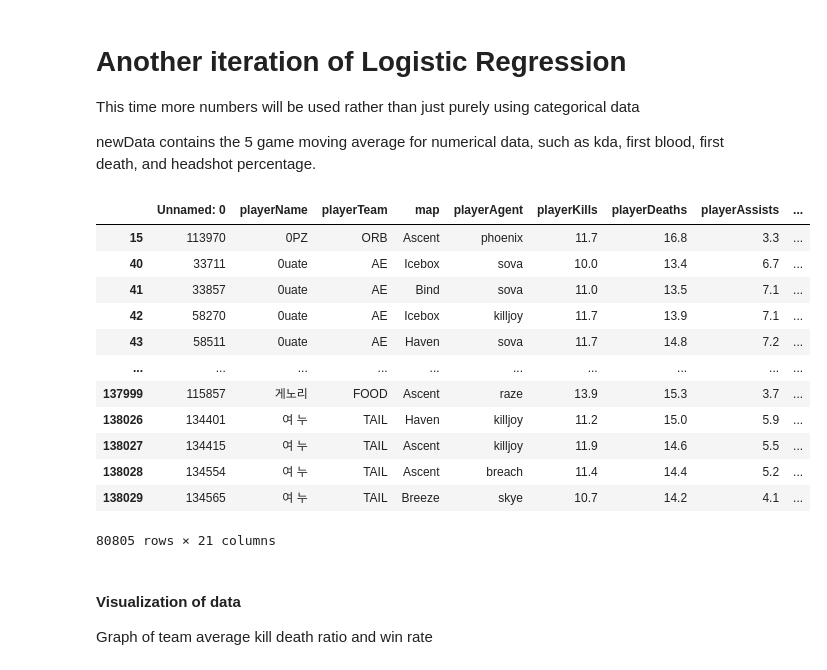
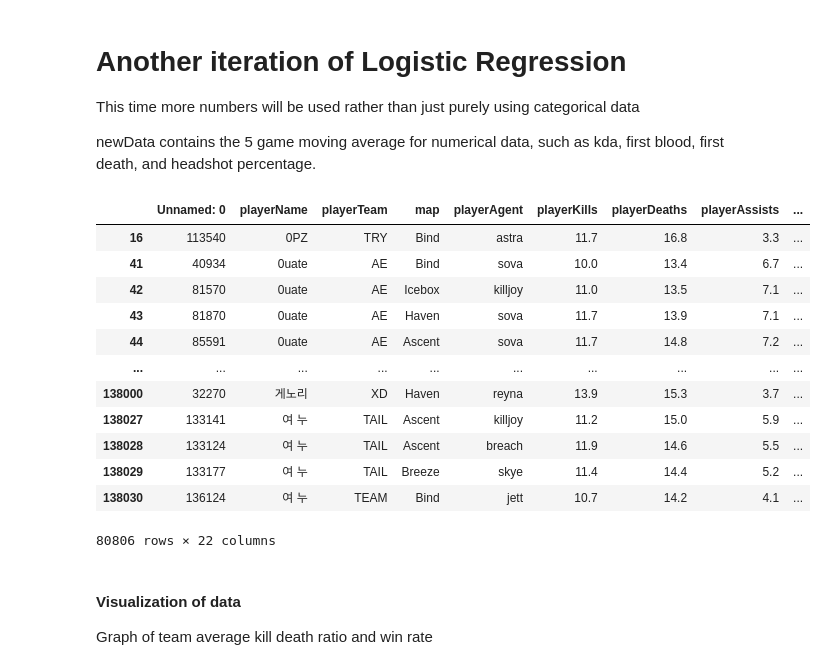
Before and after one commit to timothyliutl/ValorantData, a Jupyter notebook: valorantstats.ipynb, the cells around one changed output. Drawn from its saved outputs; the diff is of its cells as text; code cells hidden in the pictures.

```diff
--- a/valorantstats.ipynb
+++ b/valorantstats.ipynb
@@ -80,22 +80,22 @@ This time more numbers will be used rather than just purely using categorical da
 
 newData contains the 5 game moving average for numerical data, such as kda, first blood, first death, and headshot percentage.
 # %%
-newData = pd.read_csv('movingAverage.csv').dropna()
+newData = pd.read_csv('movingAverage2.csv').dropna()
 newData
 # %% [output]
 |  | Unnamed: 0 | playerName | playerTeam | map | playerAgent | playerKills | playerDeaths | playerAssists | ... |
-| 15 | 113970 | 0PZ | ORB | Ascent | phoenix | 11.7 | 16.8 | 3.3 | ... |
-| 40 | 33711 | 0uate | AE | Icebox | sova | 10.0 | 13.4 | 6.7 | ... |
-| 41 | 33857 | 0uate | AE | Bind | sova | 11.0 | 13.5 | 7.1 | ... |
-| 42 | 58270 | 0uate | AE | Icebox | killjoy | 11.7 | 13.9 | 7.1 | ... |
-| 43 | 58511 | 0uate | AE | Haven | sova | 11.7 | 14.8 | 7.2 | ... |
+| 16 | 113540 | 0PZ | TRY | Bind | astra | 11.7 | 16.8 | 3.3 | ... |
+| 41 | 40934 | 0uate | AE | Bind | sova | 10.0 | 13.4 | 6.7 | ... |
+| 42 | 81570 | 0uate | AE | Icebox | killjoy | 11.0 | 13.5 | 7.1 | ... |
+| 43 | 81870 | 0uate | AE | Haven | sova | 11.7 | 13.9 | 7.1 | ... |
+| 44 | 85591 | 0uate | AE | Ascent | sova | 11.7 | 14.8 | 7.2 | ... |
 | ... | ... | ... | ... | ... | ... | ... | ... | ... | ... |
-| 137999 | 115857 | 게노리 | FOOD | Ascent | raze | 13.9 | 15.3 | 3.7 | ... |
-| 138026 | 134401 | 여 누 | TAIL | Haven | killjoy | 11.2 | 15.0 | 5.9 | ... |
-| 138027 | 134415 | 여 누 | TAIL | Ascent | killjoy | 11.9 | 14.6 | 5.5 | ... |
-| 138028 | 134554 | 여 누 | TAIL | Ascent | breach | 11.4 | 14.4 | 5.2 | ... |
-| 138029 | 134565 | 여 누 | TAIL | Breeze | skye | 10.7 | 14.2 | 4.1 | ... |
+| 138000 | 32270 | 게노리 | XD | Haven | reyna | 13.9 | 15.3 | 3.7 | ... |
+| 138027 | 133141 | 여 누 | TAIL | Ascent | killjoy | 11.2 | 15.0 | 5.9 | ... |
+| 138028 | 133124 | 여 누 | TAIL | Ascent | breach | 11.9 | 14.6 | 5.5 | ... |
+| 138029 | 133177 | 여 누 | TAIL | Breeze | skye | 11.4 | 14.4 | 5.2 | ... |
+| 138030 | 136124 | 여 누 | TEAM | Bind | jett | 10.7 | 14.2 | 4.1 | ... |
-80805 rows × 21 columns
+80806 rows × 22 columns
 # %% [markdown]
 #### Visualization of data
 
```
Also changed, not shown: parts of 6 cells of this notebook, 2 other files.
